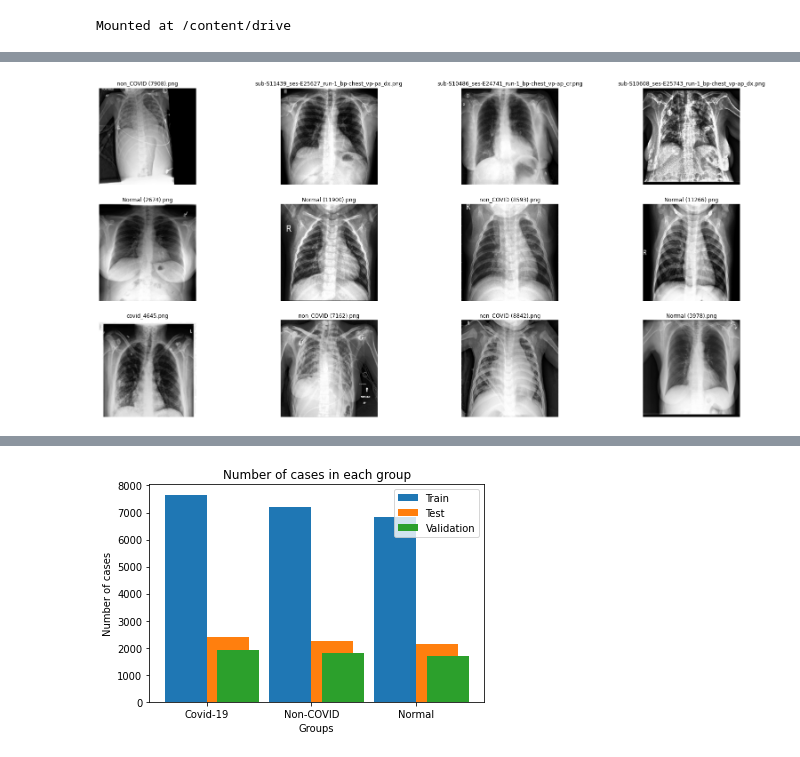
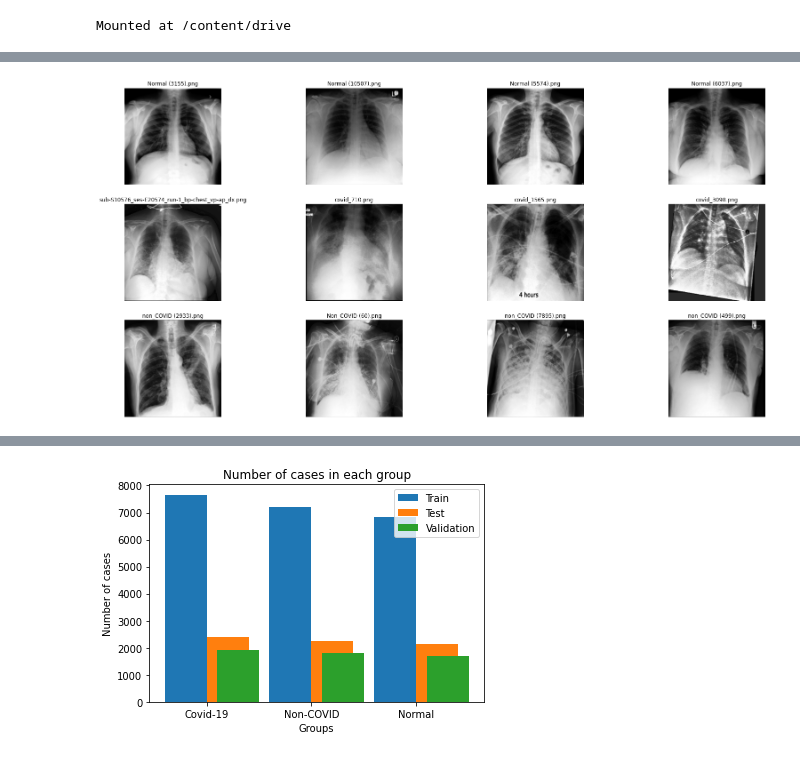
Before and after one commit to luc-perso/covid-19-xRay, a Jupyter notebook: codes_ByAmani/Descriptive.ipynb, the cells around one changed output, grey strips where cells are left out. Saved outputs shown, nothing was run; the diff lists cells and outputs as text; code cells hidden in the pictures.

```diff
--- a/codes_ByAmani/Descriptive.ipynb
+++ b/codes_ByAmani/Descriptive.ipynb
@@ -30,33 +30,33 @@ normal= '/Normal/images'
 # %%
 ## explore few images
 
 cnt_imgs = 4  # we take 4 images for each class
 
 
 
 counter = 0
 IMAGE_SIZE = (200, 200)
 normal_imgs_path = [lungdir + train + normal + '/' + i for i in os.listdir(lungdir + train + normal)[:cnt_imgs]]
 covid_imgs_path = [lungdir + train + covid + '/' + j for j in os.listdir(lungdir + train + covid)[:cnt_imgs]]
 non_covid_imgs_path = [lungdir + train + noncovid + '/' + l for l in os.listdir(lungdir + train + noncovid)[:cnt_imgs]]
 
 all_imgs = normal_imgs_path + covid_imgs_path + non_covid_imgs_path
-random.shuffle(all_imgs)
+#random.shuffle(all_imgs)
 
 
 plt.figure(figsize=(28, 28))
 for img_path in all_imgs:
     plt.subplot(6, 4, counter+1)
     img = cv2.imread(img_path)
     img = cv2.resize(img, IMAGE_SIZE)
     label = os.path.basename(img_path).split('/')[-1]
 
     plt.imshow(img)
     plt.title(label)
     plt.axis('off')
     counter += 1
 # %% [output]
-[figure, old version]
+[figure, new version]
 # %%
 ## check the number of cases in lung segmentation file
 def check_len_lungdir(label_1: str) -> int:
```
Also changed, not shown: parts of 2 cells of this notebook.
